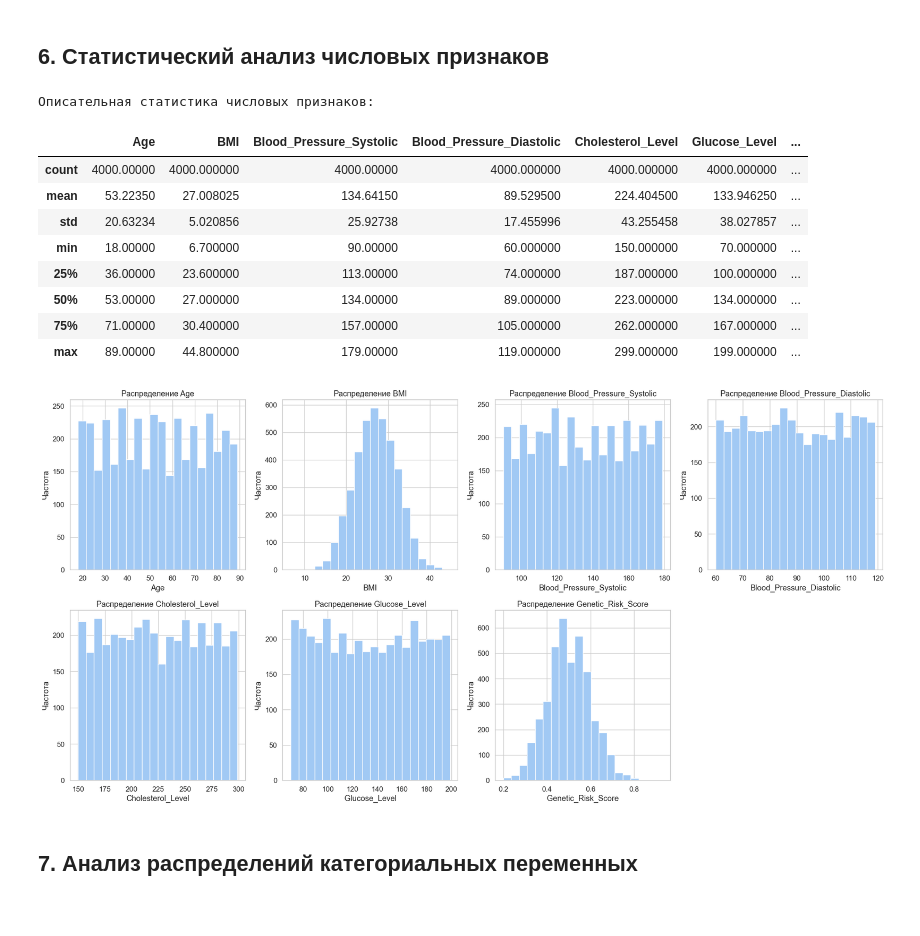
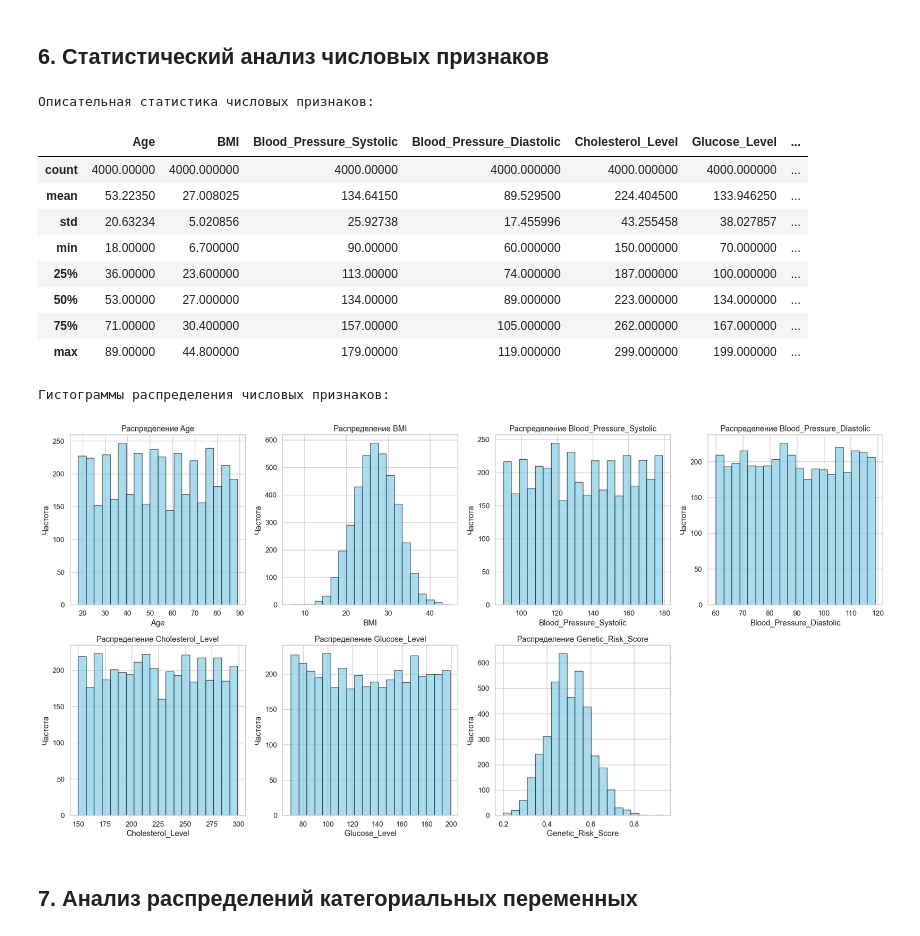
Before and after one commit to fv-kalashikk/my_data_eng, a Jupyter notebook: notebooks/EDA.ipynb, the cells around one changed output. Saved outputs shown, nothing was run; the diff lists cells and outputs as text; code cells hidden in the pictures.

```diff
--- a/notebooks/EDA.ipynb
+++ b/notebooks/EDA.ipynb
@@ -184,25 +184,6 @@ Name: proportion, dtype: float64
 # %%
 print("Описательная статистика числовых признаков:")
 display(df.describe())
-
-
-numeric_cols = ['Age', 'BMI', 'Blood_Pressure_Systolic', 'Blood_Pressure_Diastolic',
-                'Cholesterol_Level', 'Glucose_Level', 'Genetic_Risk_Score']
-
-fig, axes = plt.subplots(2, 4, figsize=(20, 10))
-axes = axes.ravel()
-
-for i, col in enumerate(numeric_cols):
-    df[col].hist(ax=axes[i], bins=20)
-    axes[i].set_title(f'Распределение {col}')
-    axes[i].set_xlabel(col)
-    axes[i].set_ylabel('Частота')
-
-
-axes[-1].set_visible(False)
-
-plt.tight_layout()
-plt.show()
 # %% [output]
 Описательная статистика числовых признаков:
 |  | Age | BMI | Blood_Pressure_Systolic | Blood_Pressure_Diastolic | Cholesterol_Level | Glucose_Level | ... |
@@ -214,6 +195,25 @@ plt.show()
 | 50% | 53.00000 | 27.000000 | 134.00000 | 89.000000 | 223.000000 | 134.000000 | ... |
 | 75% | 71.00000 | 30.400000 | 157.00000 | 105.000000 | 262.000000 | 167.000000 | ... |
 | max | 89.00000 | 44.800000 | 179.00000 | 119.000000 | 299.000000 | 199.000000 | ... |
-[figure, removed]
+# %%
+numeric_cols = ['Age', 'BMI', 'Blood_Pressure_Systolic', 'Blood_Pressure_Diastolic',
+                'Cholesterol_Level', 'Glucose_Level', 'Genetic_Risk_Score']
+
+print("Гистограммы распределения числовых признаков:")
+fig, axes = plt.subplots(2, 4, figsize=(20, 10))
+axes = axes.ravel()
+
+for i, col in enumerate(numeric_cols):
+    df[col].hist(ax=axes[i], bins=20, alpha=0.7, color='skyblue', edgecolor='black')
+    axes[i].set_title(f'Распределение {col}')
+    axes[i].set_xlabel(col)
+    axes[i].set_ylabel('Частота')
+
+axes[-1].set_visible(False)
+plt.tight_layout()
+plt.show()
+# %% [output]
+Гистограммы распределения числовых признаков:
+[figure, added]
 # %% [markdown]
 ## 7. Анализ распределений категориальных переменных
```
Also changed, not shown: parts of 4 cells of this notebook.
